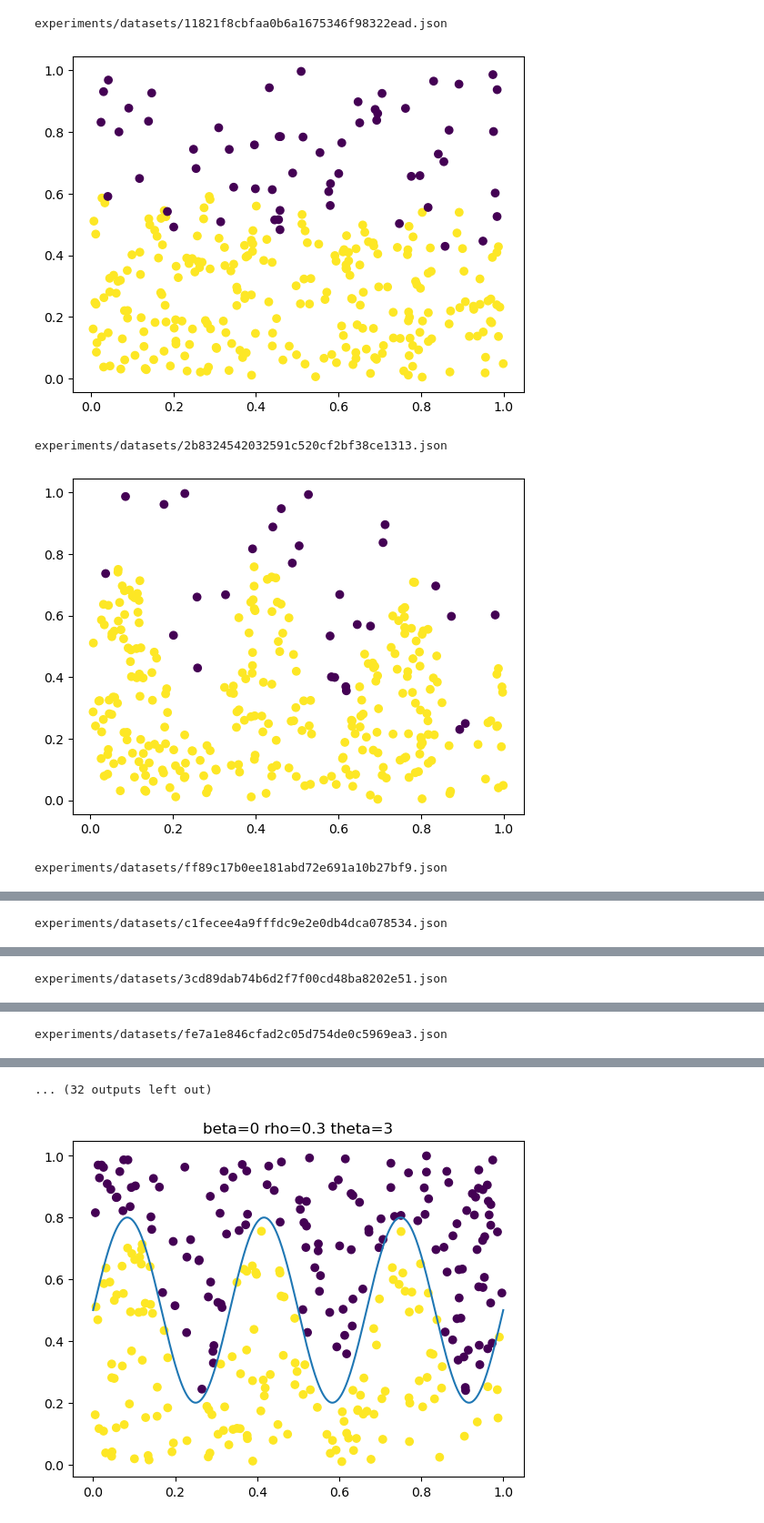
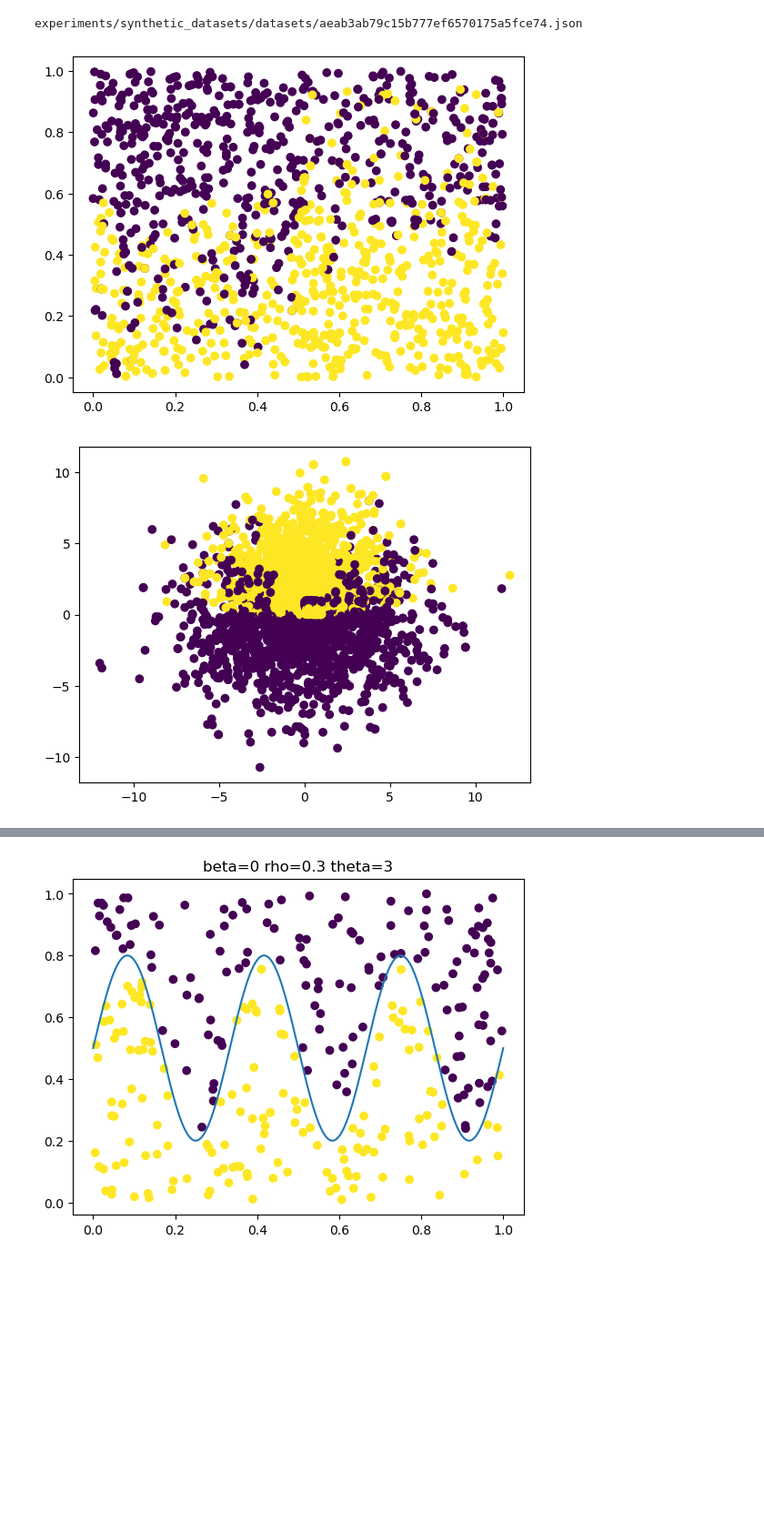
Before and after one commit to antoniobelotti/budget-svm, a Jupyter notebook: plot_datasets.ipynb, the cells around one changed output, grey strips where cells are left out. Shown at 91% size. Drawn from its saved outputs; the diff is of its cells as text; code cells hidden in the pictures; blank space fills up the shorter version.

```diff
--- a/plot_datasets.ipynb
+++ b/plot_datasets.ipynb
@@ -1,18 +1,17 @@
 # %%
 %load_ext lab_black
 # %%
-from experiments.datasets import *
+from experiments.synthetic_datasets.common import load_dataset
 from pathlib import Path
 import matplotlib.pyplot as plt
 
-for ds_f in Path("experiments/datasets").iterdir():
+for ds_f in Path("experiments/synthetic_datasets/datasets").iterdir():
     ds = load_dataset(ds_f)
     plt.scatter(*ds.X.T, c=ds.y)
-    print(ds_f)
-    plt.show()
+    if "fce74" in str(ds_f):
+        print(ds_f)
+        plt.show()
 # %% [output]
-experiments/datasets/11821f8cbfaa0b6a1675346f98322ead.json
+experiments/synthetic_datasets/datasets/aeab3ab79c15b777ef6570175a5fce74.json
-[figure, old version]
+[figure, new version]
-experiments/datasets/2b8324542032591c520cf2bf38ce1313.json
-[figure, old version]
+[figure, new version]
-experiments/datasets/ff89c17b0ee181abd72e691a10b27bf9.json
@@ -20 +17,0 @@ experiments/datasets/ff89c17b0ee181abd72e691a10b27bf9.json
-experiments/datasets/c1fecee4a9fffdc9e2e0db4dca078534.json
@@ -22 +17,0 @@ experiments/datasets/c1fecee4a9fffdc9e2e0db4dca078534.json
-experiments/datasets/3cd89dab74b6d2f7f00cd48ba8202e51.json
@@ -24 +17,0 @@ experiments/datasets/3cd89dab74b6d2f7f00cd48ba8202e51.json
-experiments/datasets/fe7a1e846cfad2c05d754de0c5969ea3.json
@@ -26,4 +18,3 @@ experiments/datasets/fe7a1e846cfad2c05d754de0c5969ea3.json
-... (32 outputs left out)
 # %%
 def get_decision_function(beta, rho, theta):
     # wave-like function to create a margin. Can tune difficulty of classification by changing parameters
```
Also changed, not shown: parts of 2 cells of this notebook, 1 other file.
